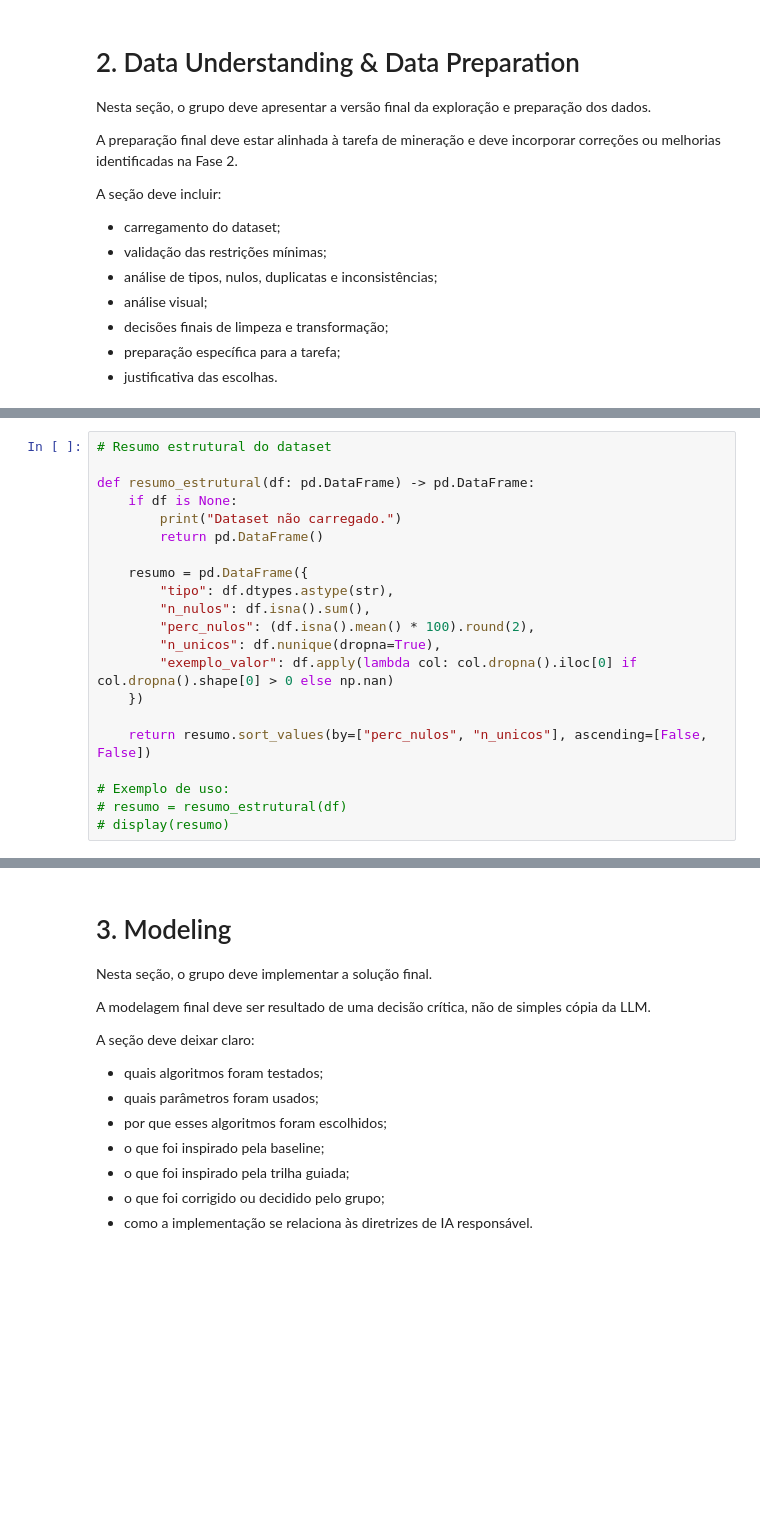
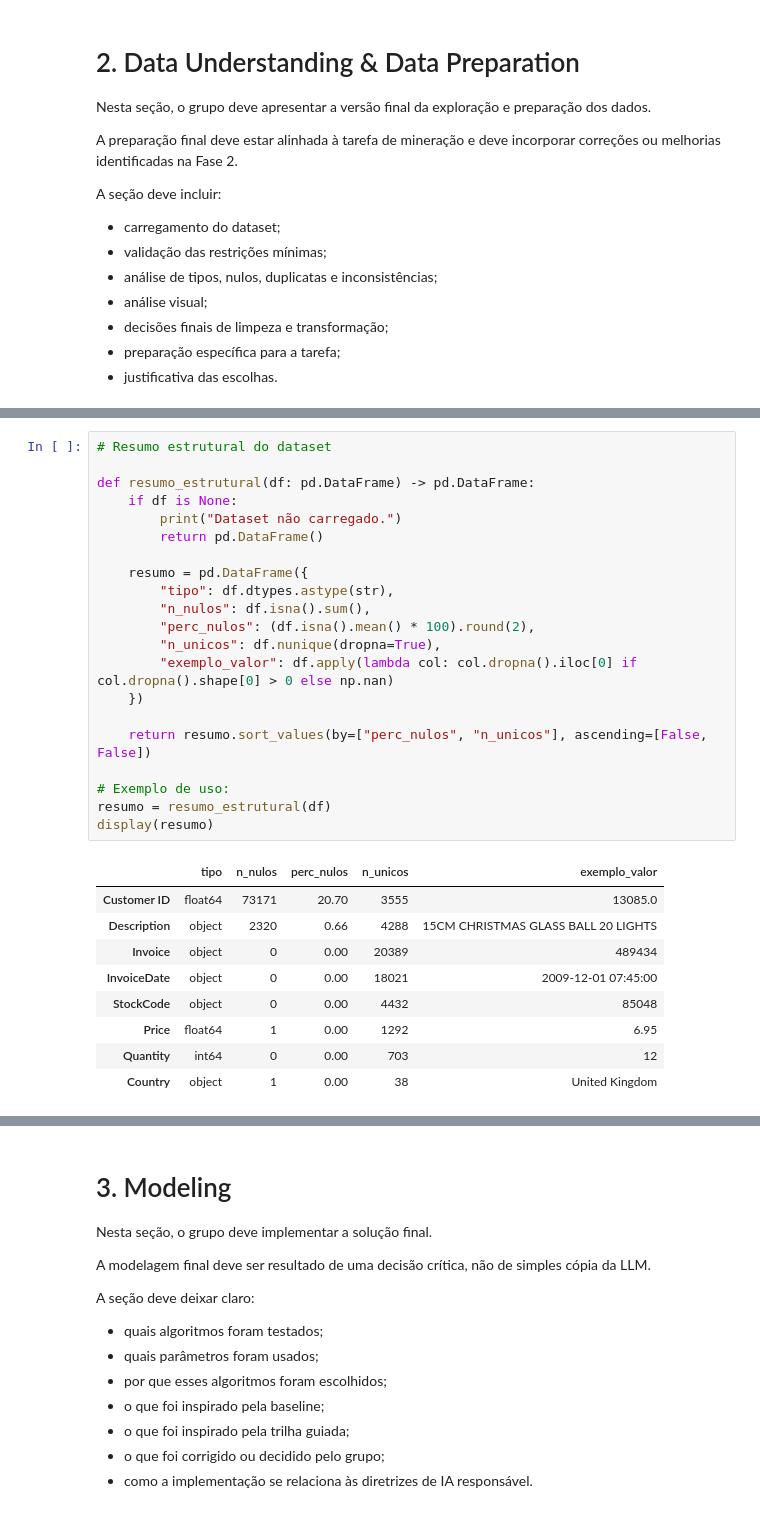
Before and after one commit to jg2alv/tp1-md, a Jupyter notebook: tp1/Fase 3/TP1_Fase3_Grupo13.ipynb, the cells around one changed output, grey strips where cells are left out. Drawn from its saved outputs; the diff is of its cells as text; blank space fills up the shorter version.

```diff
--- a/tp1/Fase 3/TP1_Fase3_Grupo13.ipynb
+++ b/tp1/Fase 3/TP1_Fase3_Grupo13.ipynb
@@ -264,21 +279,31 @@ def verificar_restricoes_dataset(df: pd.DataFrame) -> pd.DataFrame:
 # %%
 # Resumo estrutural do dataset
 
 def resumo_estrutural(df: pd.DataFrame) -> pd.DataFrame:
     if df is None:
         print("Dataset não carregado.")
         return pd.DataFrame()
 
     resumo = pd.DataFrame({
         "tipo": df.dtypes.astype(str),
         "n_nulos": df.isna().sum(),
         "perc_nulos": (df.isna().mean() * 100).round(2),
         "n_unicos": df.nunique(dropna=True),
         "exemplo_valor": df.apply(lambda col: col.dropna().iloc[0] if col.dropna().shape[0] > 0 else np.nan)
     })
 
     return resumo.sort_values(by=["perc_nulos", "n_unicos"], ascending=[False, False])
 
 # Exemplo de uso:
-# resumo = resumo_estrutural(df)
-# display(resumo)
+resumo = resumo_estrutural(df)
+display(resumo)
+# %% [output]
+|  | tipo | n_nulos | perc_nulos | n_unicos | exemplo_valor |
+| Customer ID | float64 | 73171 | 20.70 | 3555 | 13085.0 |
+| Description | object | 2320 | 0.66 | 4288 | 15CM CHRISTMAS GLASS BALL 20 LIGHTS |
+| Invoice | object | 0 | 0.00 | 20389 | 489434 |
+| InvoiceDate | object | 0 | 0.00 | 18021 | 2009-12-01 07:45:00 |
+| StockCode | object | 0 | 0.00 | 4432 | 85048 |
+| Price | float64 | 1 | 0.00 | 1292 | 6.95 |
+| Quantity | int64 | 0 | 0.00 | 703 | 12 |
+| Country | object | 1 | 0.00 | 38 | United Kingdom |
```
Also changed, not shown: parts of 15 cells of this notebook.
